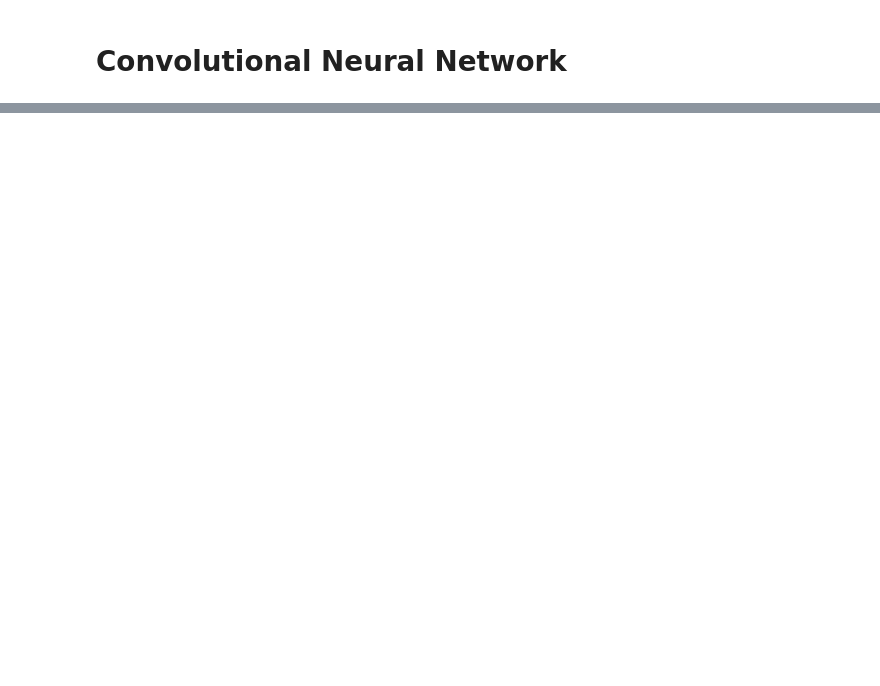
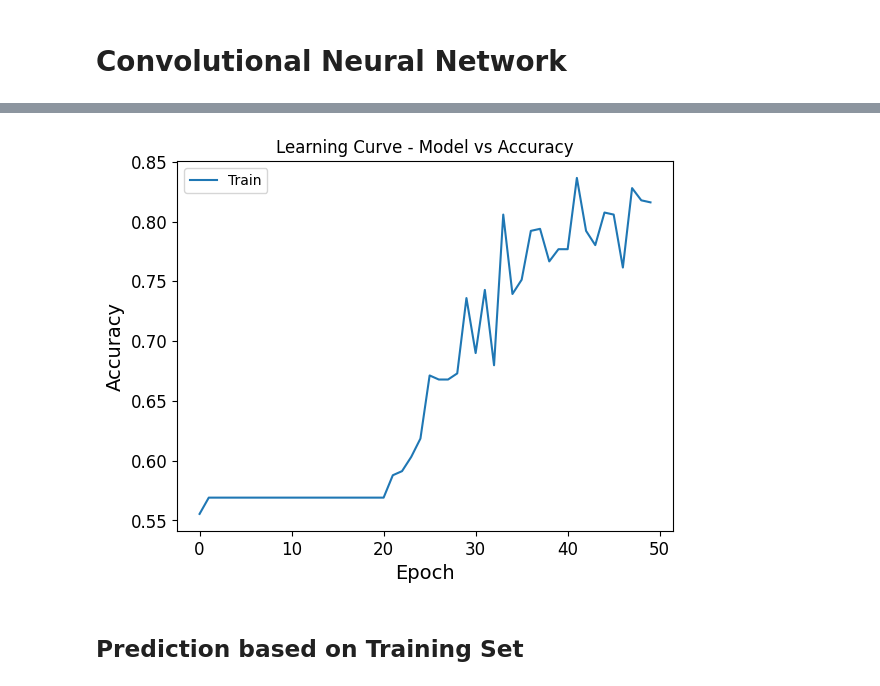
Before and after one commit to kmock930/Texture-Image-Comparison, a Jupyter notebook: CSI5341 Assignment 2 - Kelvin Mock 300453668.ipynb, the cells around one changed output, grey strips where cells are left out. Saved outputs shown, nothing was run; the diff lists cells and outputs as text; code cells hidden in the pictures; blank space fills up the shorter version.

Commit message:
Completed Building, Training, and Evaluating the CNN model

```diff
--- a/CSI5341 Assignment 2 - Kelvin Mock 300453668.ipynb
+++ b/CSI5341 Assignment 2 - Kelvin Mock 300453668.ipynb
@@ -548,0 +583,8 @@ cnnModel.model.summary();
+# %%
+# Train the model
+history = cnnModel.train(
+    X_train=X_train,
+    y_train=y_train,
+    X_test=X_test,
+    y_test=y_test
+);
@@ -548,0 +616,7 @@ cnnModel.model.summary();
+# %%
+# Plot the Learning Curve
+CNN.plotLearningCurve(history);
+# %% [output]
+[figure, added]
+# %% [markdown]
+## Prediction based on Training Set
```
Also changed, not shown: parts of 48 cells of this notebook, 10 other files.
